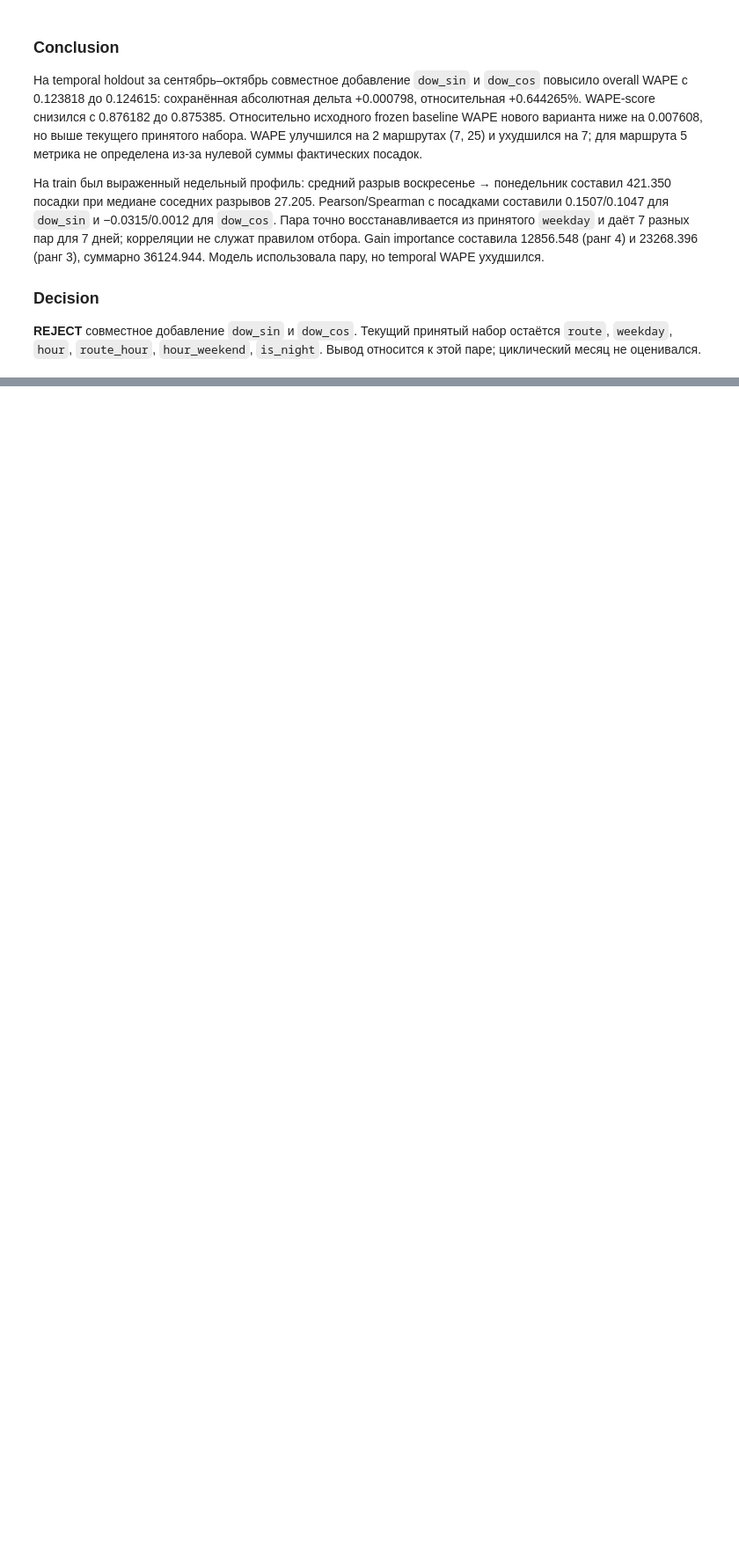
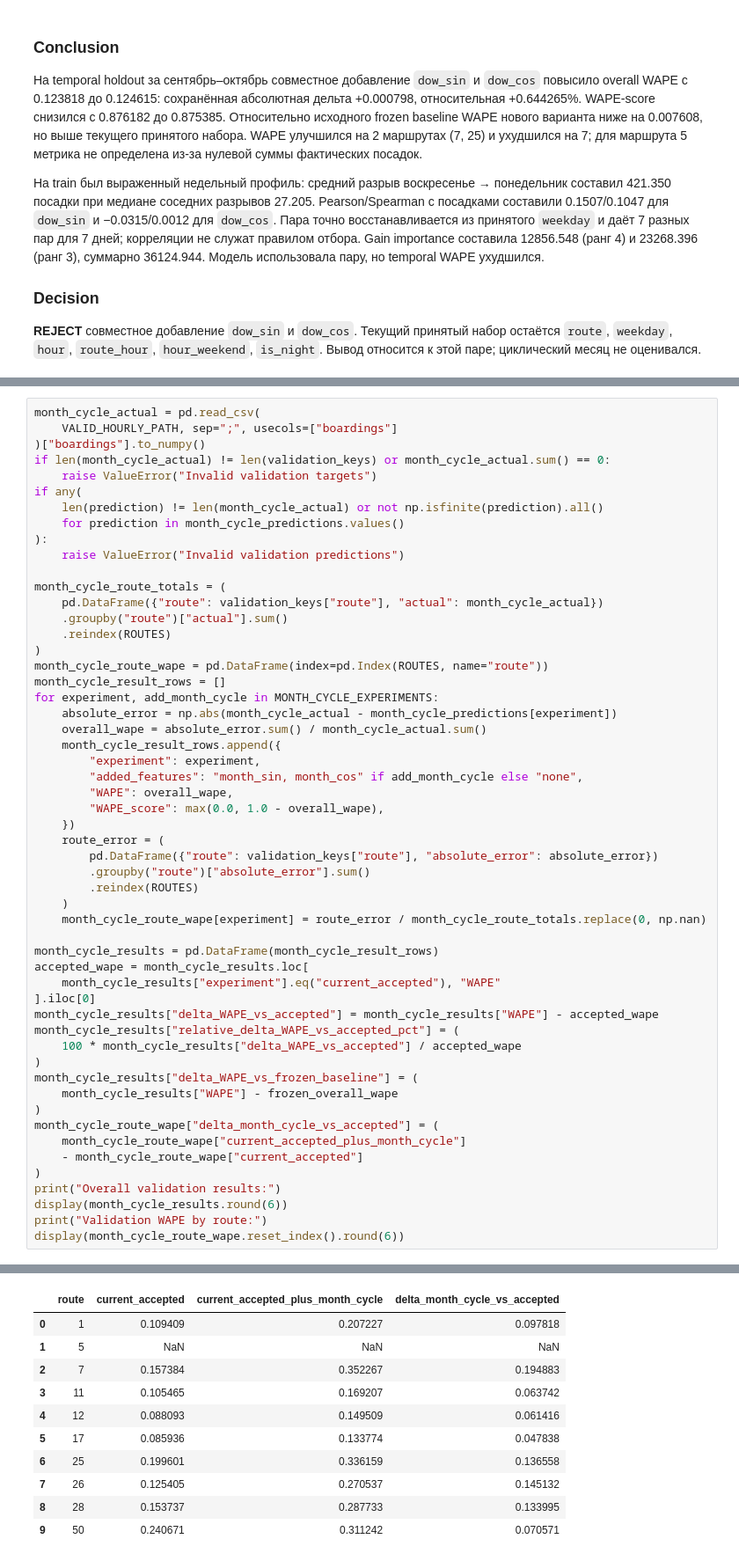
Before and after one commit to rapogahu/MT-Hackathon-2026, a Jupyter notebook: ml/notebooks/feature_engineering.ipynb, the cells around one changed output, grey strips where cells are left out. Shown at 88% size. Drawn from its saved outputs; the diff is of its cells as text; blank space fills up the shorter version.

```diff
--- a/ml/notebooks/feature_engineering.ipynb
+++ b/ml/notebooks/feature_engineering.ipynb
@@ -2484,0 +2682,55 @@ Validation WAPE by route:
+# %%
+month_cycle_actual = pd.read_csv(
+    VALID_HOURLY_PATH, sep=";", usecols=["boardings"]
+)["boardings"].to_numpy()
+if len(month_cycle_actual) != len(validation_keys) or month_cycle_actual.sum() == 0:
+    raise ValueError("Invalid validation targets")
+if any(
+    len(prediction) != len(month_cycle_actual) or not np.isfinite(prediction).all()
+    for prediction in month_cycle_predictions.values()
+):
+    raise ValueError("Invalid validation predictions")
+
+month_cycle_route_totals = (
+    pd.DataFrame({"route": validation_keys["route"], "actual": month_cycle_actual})
+    .groupby("route")["actual"].sum()
+    .reindex(ROUTES)
+)
+month_cycle_route_wape = pd.DataFrame(index=pd.Index(ROUTES, name="route"))
+month_cycle_result_rows = []
+for experiment, add_month_cycle in MONTH_CYCLE_EXPERIMENTS:
+    absolute_error = np.abs(month_cycle_actual - month_cycle_predictions[experiment])
+    overall_wape = absolute_error.sum() / month_cycle_actual.sum()
+    month_cycle_result_rows.append({
+        "experiment": experiment,
+        "added_features": "month_sin, month_cos" if add_month_cycle else "none",
+        "WAPE": overall_wape,
+        "WAPE_score": max(0.0, 1.0 - overall_wape),
+    })
+    route_error = (
+        pd.DataFrame({"route": validation_keys["route"], "absolute_error": absolute_error})
+        .groupby("route")["absolute_error"].sum()
+        .reindex(ROUTES)
+    )
+    month_cycle_route_wape[experiment] = route_error / month_cycle_route_totals.replace(0, np.nan)
+
+month_cycle_results = pd.DataFrame(month_cycle_result_rows)
+accepted_wape = month_cycle_results.loc[
+    month_cycle_results["experiment"].eq("current_accepted"), "WAPE"
+].iloc[0]
+month_cycle_results["delta_WAPE_vs_accepted"] = month_cycle_results["WAPE"] - accepted_wape
+month_cycle_results["relative_delta_WAPE_vs_accepted_pct"] = (
+    100 * month_cycle_results["delta_WAPE_vs_accepted"] / accepted_wape
+)
+month_cycle_results["delta_WAPE_vs_frozen_baseline"] = (
+    month_cycle_results["WAPE"] - frozen_overall_wape
+)
+month_cycle_route_wape["delta_month_cycle_vs_accepted"] = (
+    month_cycle_route_wape["current_accepted_plus_month_cycle"]
+    - month_cycle_route_wape["current_accepted"]
+)
+print("Overall validation results:")
+display(month_cycle_results.round(6))
+print("Validation WAPE by route:")
+display(month_cycle_route_wape.reset_index().round(6))
+# %% [output]
@@ -2484,0 +2742,11 @@ Validation WAPE by route:
+|  | route | current_accepted | current_accepted_plus_month_cycle | delta_month_cycle_vs_accepted |
+| 0 | 1 | 0.109409 | 0.207227 | 0.097818 |
+| 1 | 5 | NaN | NaN | NaN |
+| 2 | 7 | 0.157384 | 0.352267 | 0.194883 |
+| 3 | 11 | 0.105465 | 0.169207 | 0.063742 |
+| 4 | 12 | 0.088093 | 0.149509 | 0.061416 |
+| 5 | 17 | 0.085936 | 0.133774 | 0.047838 |
+| 6 | 25 | 0.199601 | 0.336159 | 0.136558 |
+| 7 | 26 | 0.125405 | 0.270537 | 0.145132 |
+| 8 | 28 | 0.153737 | 0.287733 | 0.133995 |
+| 9 | 50 | 0.240671 | 0.311242 | 0.070571 |
```
Also changed, not shown: parts of 13 cells of this notebook, 1 other file.
